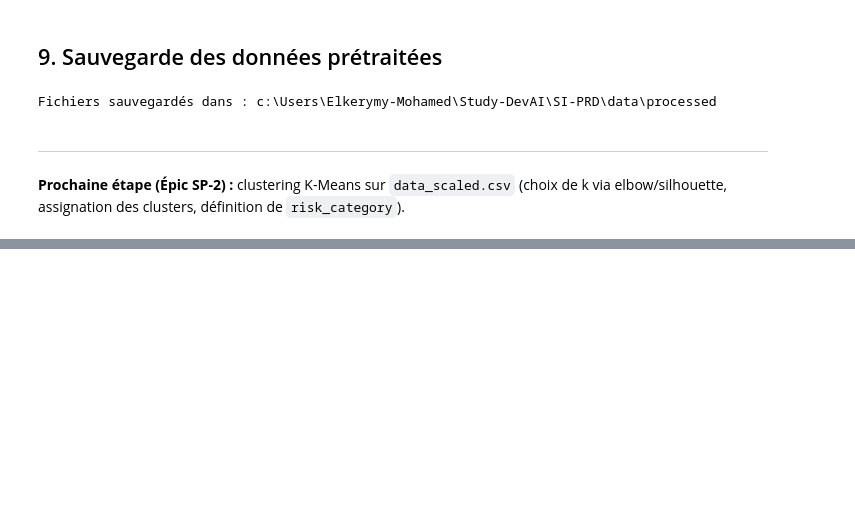
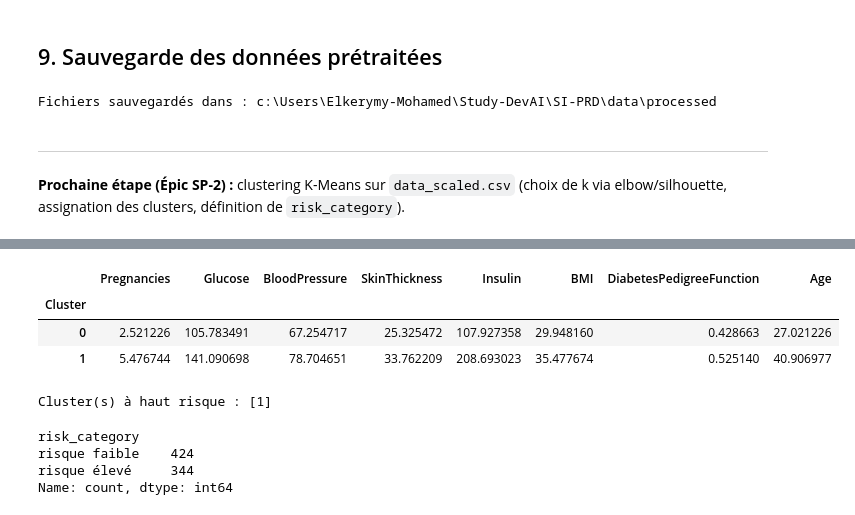
Before and after one commit to jerymy-k/SI-PRD, a Jupyter notebook: notebooks/main.ipynb, the cells around one changed output, grey strips where cells are left out. Cells and saved outputs as stored; diff of their text form; code cells hidden in the pictures; blank space fills up the shorter version.

```diff
--- a/notebooks/main.ipynb
+++ b/notebooks/main.ipynb
@@ -358,0 +431,27 @@ plt.show()
+# %%
+cluster_means = df_clean.groupby('Cluster').mean()
+cluster_means
+# %% [output]
+|  | Pregnancies | Glucose | BloodPressure | SkinThickness | Insulin | BMI | DiabetesPedigreeFunction | Age |
+| Cluster |  |  |  |  |  |  |  |  |
+| 0 | 2.521226 | 105.783491 | 67.254717 | 25.325472 | 107.927358 | 29.948160 | 0.428663 | 27.021226 |
+| 1 | 5.476744 | 141.090698 | 78.704651 | 33.762209 | 208.693023 | 35.477674 | 0.525140 | 40.906977 |
+# %%
+def is_high_risk(row):
+    return (row['Glucose'] > 126) and (row['BMI'] > 30) and (row['DiabetesPedigreeFunction'] > 0.5)
+
+high_risk_clusters = cluster_means[cluster_means.apply(is_high_risk, axis=1)].index.tolist()
+
+print("Cluster(s) à haut risque :", high_risk_clusters)
+
+df_clean['risk_category'] = df_clean['Cluster'].apply(
+    lambda c: 'risque élevé' if c in high_risk_clusters else 'risque faible'
+)
+
+df_clean['risk_category'].value_counts()
+# %% [output]
+Cluster(s) à haut risque : [1]
+risk_category
+risque faible    424
+risque élevé     344
+Name: count, dtype: int64
```
Also changed, not shown: parts of 22 cells of this notebook.
